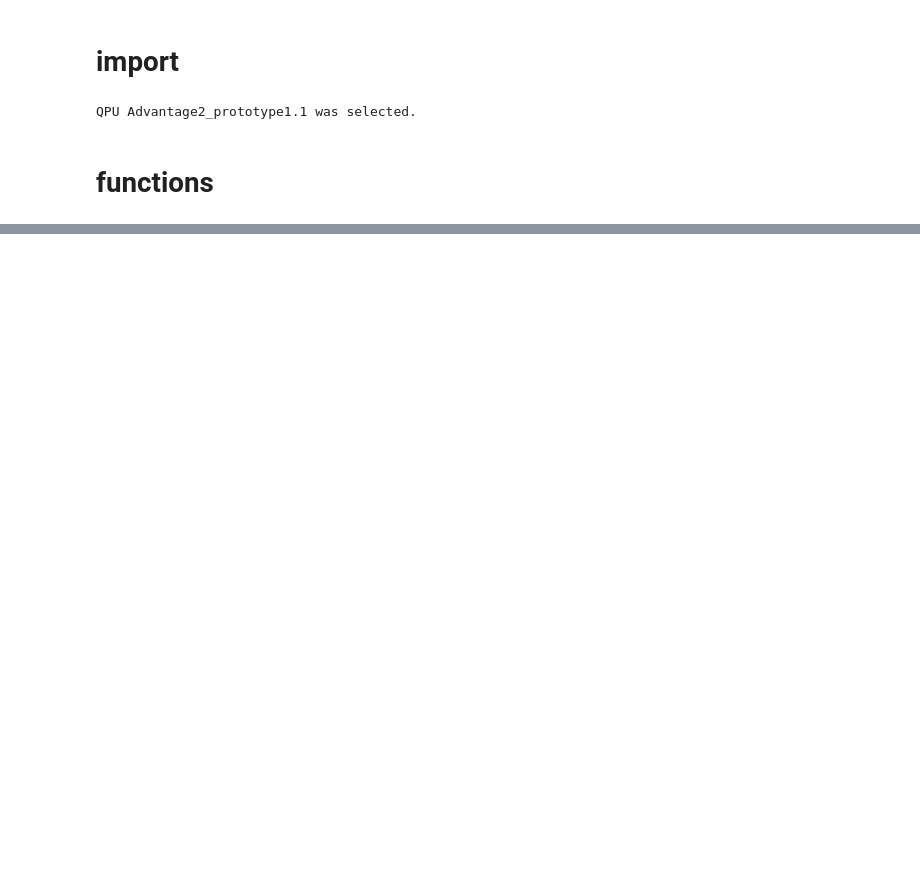
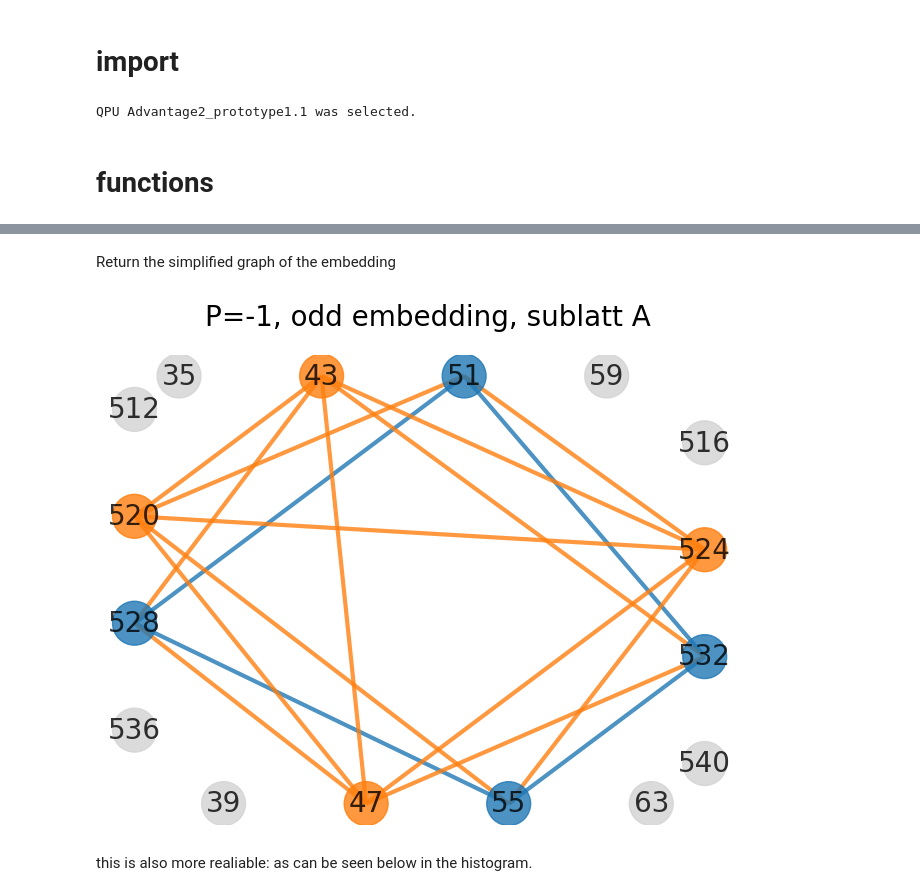
Before and after one commit to vdrouint/d-wave-other, a Jupyter notebook: zephyr-gauge-model.ipynb, the cells around one changed output, grey strips where cells are left out. Drawn from its saved outputs; the diff is of its cells as text; code cells hidden in the pictures; blank space fills up the shorter version.

```diff
--- a/zephyr-gauge-model.ipynb
+++ b/zephyr-gauge-model.ipynb
@@ -113,16 +51,0 @@ create the h dict and the J dict - By Hand!
-# %%
-h_dict = {}
-for i in graph_all.nodes:
-    if i in ancillas:
-        h_dict.update({i:-2})
-    elif i in plaquette:
-        h_dict.update({i:-2})
-    elif i in qubits:
-        h_dict.update({i:-1})
-
-J_dict = {}
-for e in graph_all.edges:
-    if e[0] in ancillas or e[1] in ancillas:
-        J_dict.update({e:2})
-    else:
-        J_dict.update({e:1})
@@ -268,0 +196,39 @@ response = sampler.sample_ising(h = {}, J=J_dict,
+# %% [markdown]
+Return the simplified graph of the embedding
+# %%
+sites = []
+for ed in all_edges:
+    sites.append(ed[0])
+    sites.append(ed[1])
+res = [*set(sites)]
+#print(res)
+
+all_colors = ['#1f77b4', '#ff7f0e', '#2ca02c', '#d62728', '#9467bd', '#8c564b', '#e377c2', '#7f7f7f', '#bcbd22', '#17becf']
+edges_draw = [key for key in J_dict.keys()]
+edge_colors = []
+for ed in edges_draw:
+    if ed in edges_chain or Reverse(ed) in edges_chain:
+        edge_colors.append(all_colors[0])
+    else:
+        edge_colors.append(all_colors[1])
+
+absent = [512, 536, 35, 59, 540, 516, 39, 63]
+res_v2 = res + absent
+
+node_colors = []
+qubits_measure =  [520, 43, 47, 524] #majority rule
+for site in res_v2:
+    if site in qubits_measure:
+        node_colors.append(all_colors[1])
+    elif site in absent:
+        node_colors.append('#D3D3D3')
+    else:
+        node_colors.append(all_colors[0])
+
+G = dnx.zephyr_graph(4)
+plt.ion()
+plt.axis("off")
+plt.title("P=-1, odd embedding, sublatt A", x=0.5, y=1.2, fontsize = 20)
+dnx.draw_zephyr(G, nodelist = res_v2, width = 3, node_size = 1000, edgelist = edges_draw, with_labels = True, node_color = node_colors, font_size = 20, alpha = 0.8, edge_color = edge_colors)
+# %% [output]
+[figure, added]
@@ -268,0 +246,2 @@ response = sampler.sample_ising(h = {}, J=J_dict,
+# %% [markdown]
+this is also more realiable: as can be seen below in the histogram.
```
Also changed, not shown: parts of 86 cells of this notebook.
